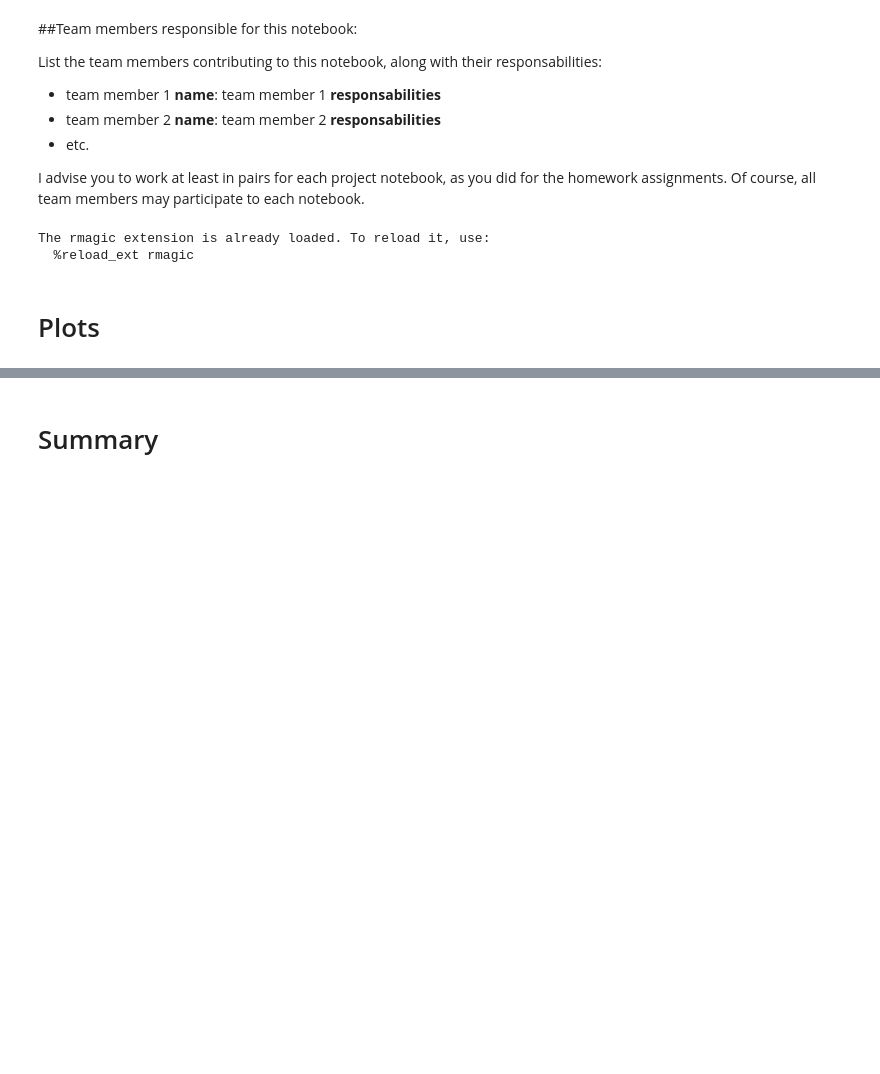
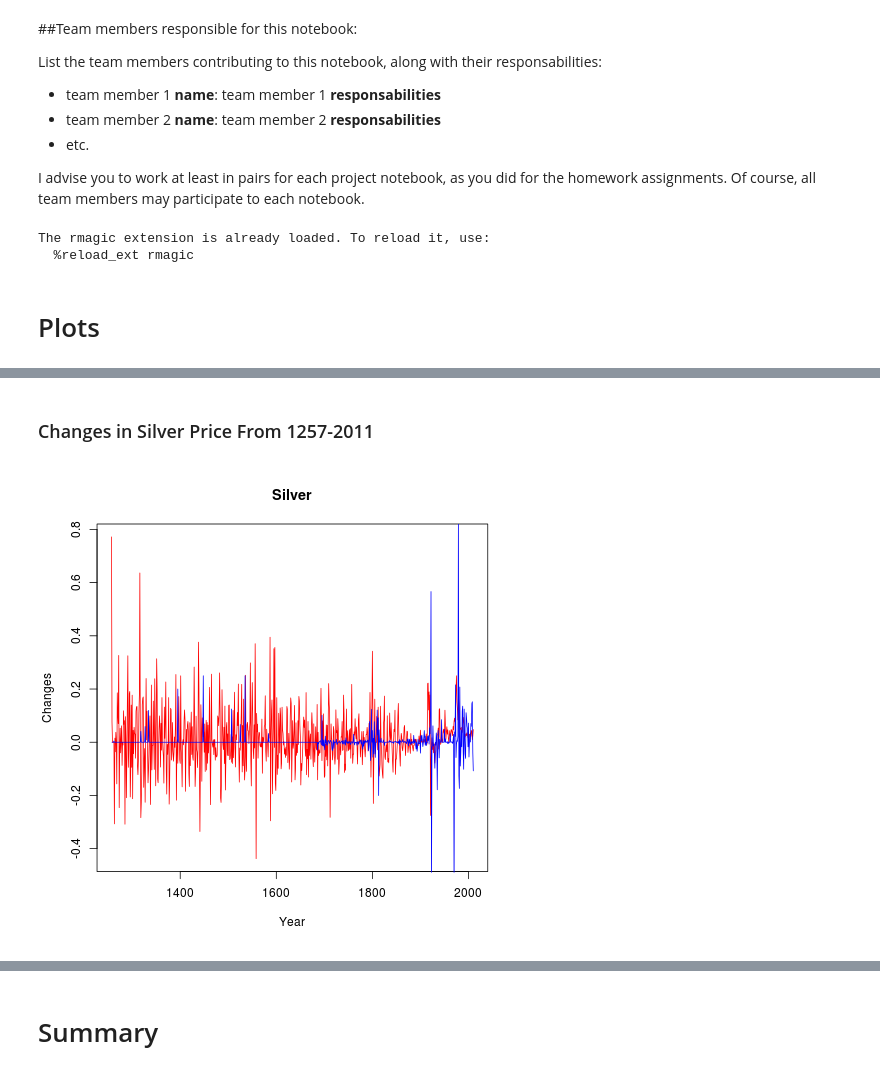
Before and after one commit to abadrenkov/data-analysis-template, a Jupyter notebook: notebooks/NB3_data_analysis.ipynb, the cells around one changed output, grey strips where cells are left out. Drawn from its saved outputs; the diff is of its cells as text; code cells hidden in the pictures; blank space fills up the shorter version.

```diff
--- a/notebooks/NB3_data_analysis.ipynb
+++ b/notebooks/NB3_data_analysis.ipynb
@@ -52,0 +65,11 @@ Error in file(filename, "r", encoding = encoding) :
+# %% [markdown]
+### Changes in Silver Price From 1257-2011
+# %%
+%%R
+#plot Silver
+plot(DFSI$Date,DFSI$Inflation, type="n", xlab="Year", ylab="Changes")
+lines(DFSI$Date,DFSI$Inflation, col="red")
+lines(DFSI$Date,DFSI$Change, col="blue")
+title("Silver")
+# %% [output]
+[figure, added]
```
Also changed, not shown: parts of 46 cells of this notebook.
